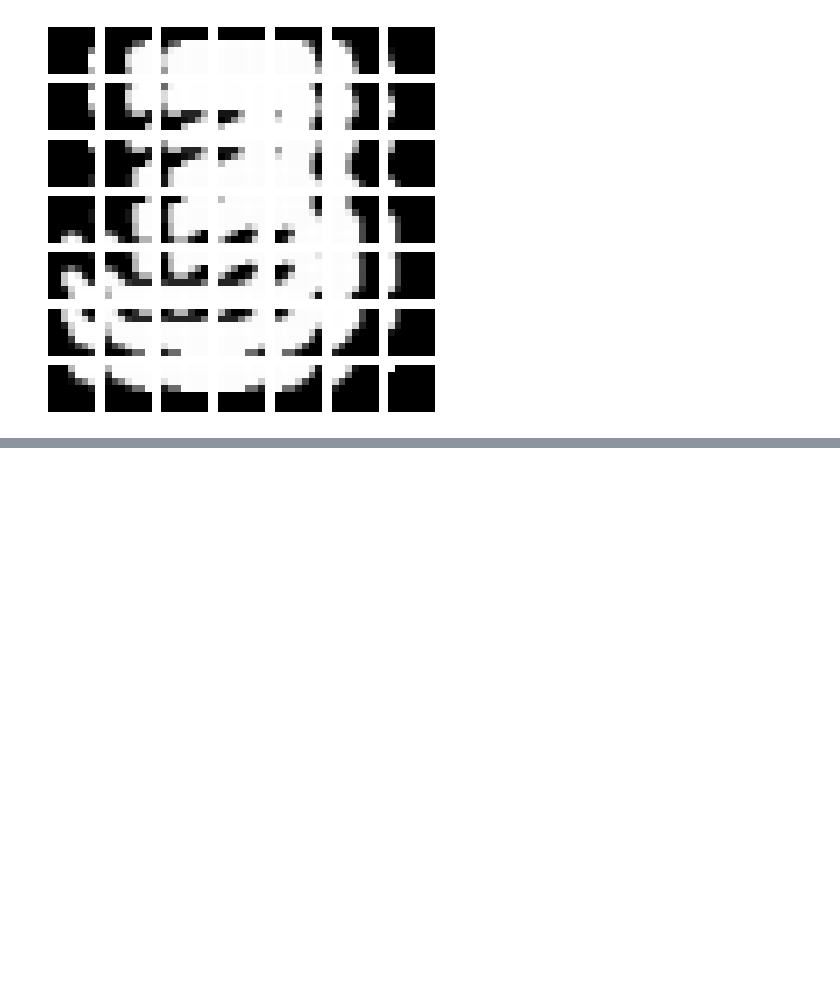
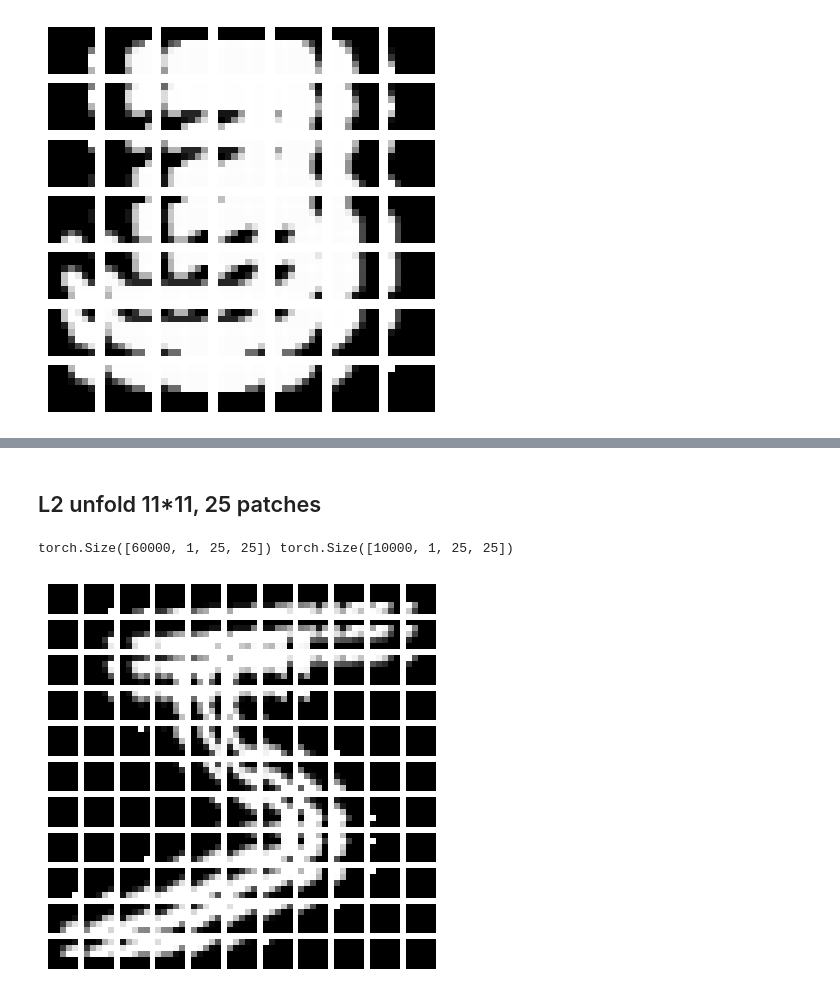
Before and after one commit to GuangxianZhu/SC_DiaNet, a Jupyter notebook: DiaNet_SC_II/make_patches.ipynb, the cells around one changed output, grey strips where cells are left out. Saved outputs shown, nothing was run; the diff lists cells and outputs as text; code cells hidden in the pictures; blank space fills up the shorter version.

```diff
--- a/DiaNet_SC_II/make_patches.ipynb
+++ b/DiaNet_SC_II/make_patches.ipynb
@@ -139,0 +188,49 @@ plt.show()
+# %% [markdown]
+## L2 unfold 11*11, 25 patches
+# %%
+train_L2_imgs = np.load('data/train_crop25_L2.npy')
+test_L2_imgs = np.load('data/test_crop25_L2.npy')
+
+train_L2_tsr = torch.from_numpy(train_L2_imgs).unsqueeze(1)
+test_L2_tsr = torch.from_numpy(test_L2_imgs).unsqueeze(1)
+print(train_L2_tsr.shape, test_L2_tsr.shape) # 60000, 1, 25, 25
+
+# unfold each image, windows size = 5, stride = 2
+saved_train = []
+for i in range(train_L2_tsr.shape[0]):
+    patches = F.unfold(train_L2_tsr[i], kernel_size=5, stride=2)
+    patches = patches.permute(1, 0).unsqueeze(0)
+    # print(patches.shape) # 1, 121, 25 (11*11)
+
+    saved_train.append(patches)
+
+    # plot the patch in subplots 11*11
+    if i == 0:
+        fig, axs = plt.subplots(11, 11, figsize=(5, 5))
+        for j in range(11):
+            for k in range(11):
+                img = patches[0, j*11+k, :].view(5, 5)
+                axs[j, k].imshow(img, cmap='gray')
+                axs[j, k].axis('off')
+
+saved_train = torch.cat(saved_train, dim=0)
+plt.show()
+
+saved_test = []
+for i in range(test_L2_tsr.shape[0]):
+    patches = F.unfold(test_L2_tsr[i], kernel_size=5, stride=2)
+    patches = patches.permute(1, 0).unsqueeze(0)
+    # print(patches.shape) # 1, 49, 49
+    saved_test.append(patches)
+
+saved_test = torch.cat(saved_test, dim=0)
+
+# convert to numpy
+saved_train = saved_train.numpy()
+saved_test = saved_test.numpy()
+
+np.save('data/train_crop25_L2_121_25.npy', saved_train)
+np.save('data/test_crop25_L2_121_25.npy', saved_test)
+# %% [output]
+torch.Size([60000, 1, 25, 25]) torch.Size([10000, 1, 25, 25])
+[figure, added]
```
Also changed, not shown: parts of 9 cells of this notebook, 5 other files.
